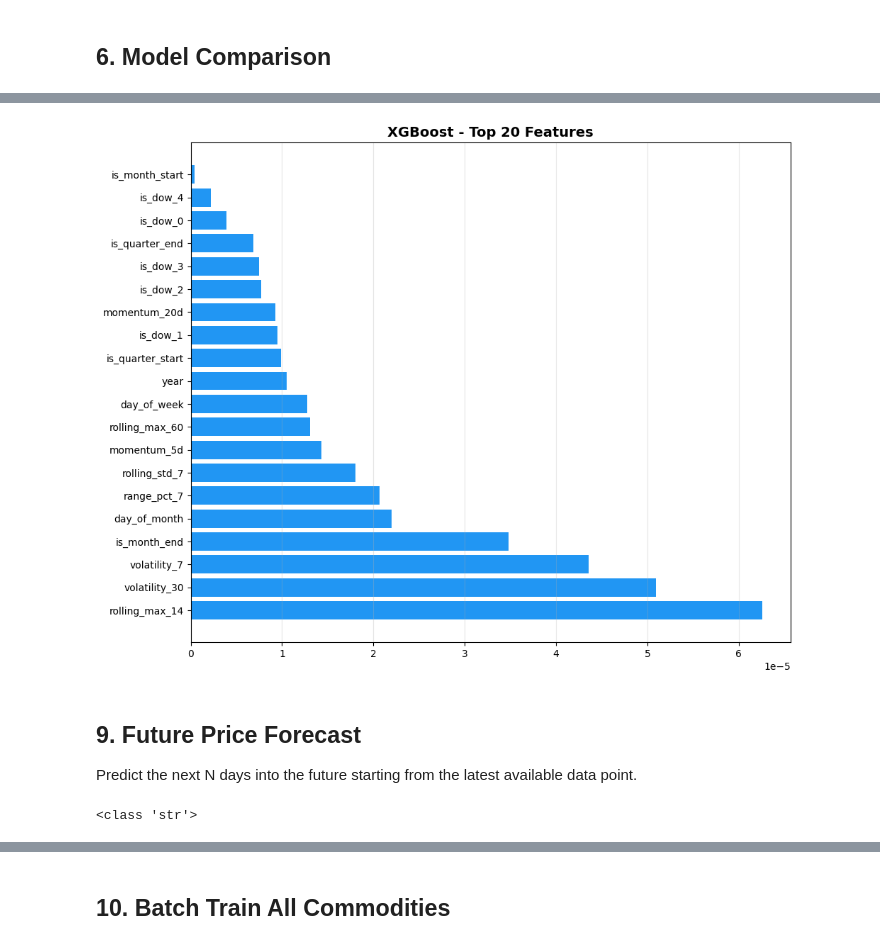
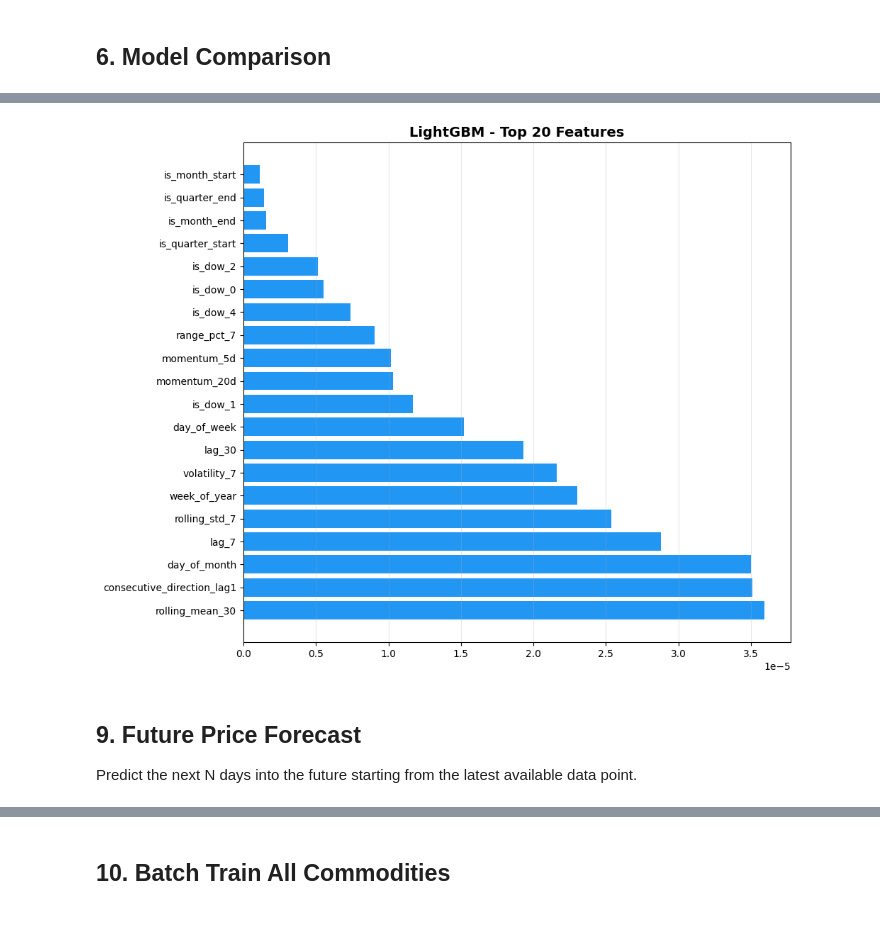
Before and after one commit to hhuydaugg/Comodity-Price-Forecasting, a Jupyter notebook: notebook_demo.ipynb, the cells around one changed output, grey strips where cells are left out. Cells and saved outputs as stored; diff of their text form; code cells hidden in the pictures.

```diff
--- a/notebook_demo.ipynb
+++ b/notebook_demo.ipynb
@@ -106,7 +106,7 @@ pd.DataFrame(summary_rows)
 | 13 | urea | Urea | 1440 | 2020-01-02 | 2026-02-05 | True |
 # %%
 # ===== CHOOSE COMMODITY =====
-COMMODITY_ID = 'rubber'  # <-- Change this to any commodity
+COMMODITY_ID = 'oil'  # <-- Change this to any commodity
 # ============================
 
 df_raw = loader.load_commodity(COMMODITY_ID)
@@ -497,23 +560,19 @@ plt.tight_layout(); plt.show()
 # %%
 # Feature importance from best tree-based model
 tree_models = {k: v for k, v in ml_models.items() if k in ['XGBoost','LightGBM','CatBoost','RandomForest']}
 if tree_models:
     best_tree = list(tree_models.values())[0]
     imp = best_tree.get_feature_importance()
     if imp is not None and len(imp) > 0:
         top20 = imp.tail(20) if 'importance' in imp.columns else imp.nlargest(20, imp.columns[-1])
         fig, ax = plt.subplots(figsize=(10, 8))
         ax.barh(top20['feature'], top20['importance'], color='#2196F3')
-        ax.set_title(f'{list(tree_models.keys())[0]} - Top 20 Features', fontsize=14, fontweight='bold')
+        ax.set_title(f'{list(tree_models.keys())[1]} - Top 20 Features', fontsize=14, fontweight='bold')
         ax.grid(True, alpha=0.3, axis='x')
         plt.tight_layout(); plt.show()
 # %% [output]
-[figure, old version]
+[figure, new version]
 # %% [markdown]
 ## 9. Future Price Forecast
 
 Predict the next N days into the future starting from the latest available data point.
-# %%
-print(type(best_ml_name))
-# %% [output]
-<class 'str'>
```
Also changed, not shown: parts of 27 cells of this notebook, 11 other files.
